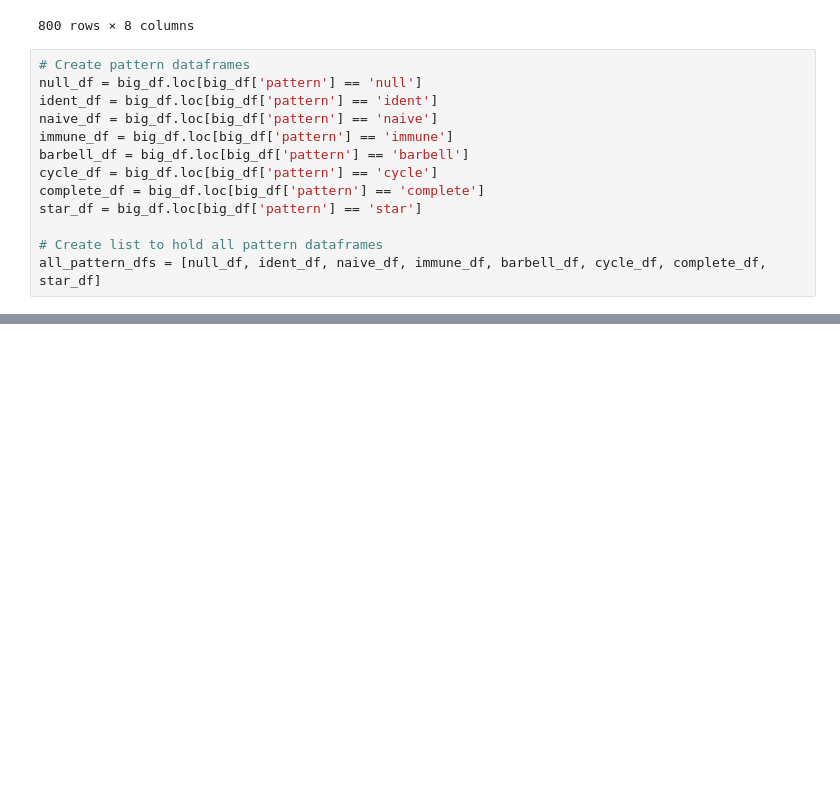
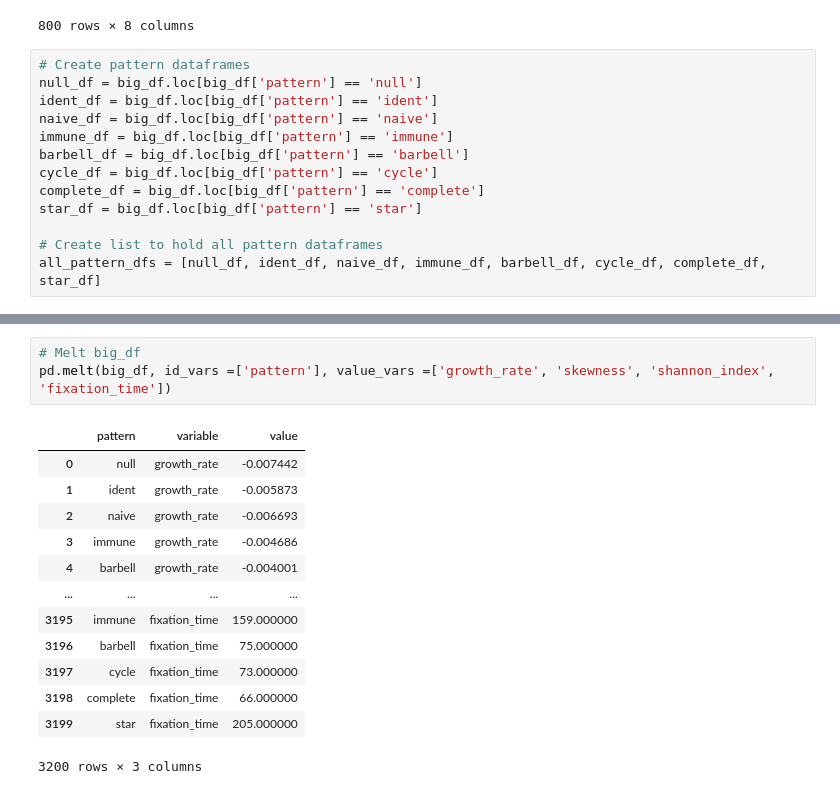
Before and after one commit to DJSiddharthVader/Simulations-02712-Project, a Jupyter notebook: src/patterns_analysis.ipynb, the cells around one changed output, grey strips where cells are left out. Saved outputs shown, nothing was run; the diff lists cells and outputs as text; blank space fills up the shorter version.

```diff
--- a/src/patterns_analysis.ipynb
+++ b/src/patterns_analysis.ipynb
@@ -191,0 +192,17 @@ plt.show()
+# %%
+# Melt big_df
+pd.melt(big_df, id_vars =['pattern'], value_vars =['growth_rate', 'skewness', 'shannon_index', 'fixation_time'])
+# %% [output]
+|  | pattern | variable | value |
+| 0 | null | growth_rate | -0.007442 |
+| 1 | ident | growth_rate | -0.005873 |
+| 2 | naive | growth_rate | -0.006693 |
+| 3 | immune | growth_rate | -0.004686 |
+| 4 | barbell | growth_rate | -0.004001 |
+| ... | ... | ... | ... |
+| 3195 | immune | fixation_time | 159.000000 |
+| 3196 | barbell | fixation_time | 75.000000 |
+| 3197 | cycle | fixation_time | 73.000000 |
+| 3198 | complete | fixation_time | 66.000000 |
+| 3199 | star | fixation_time | 205.000000 |
+3200 rows × 3 columns
```
Also changed, not shown: parts of 6 cells of this notebook.
